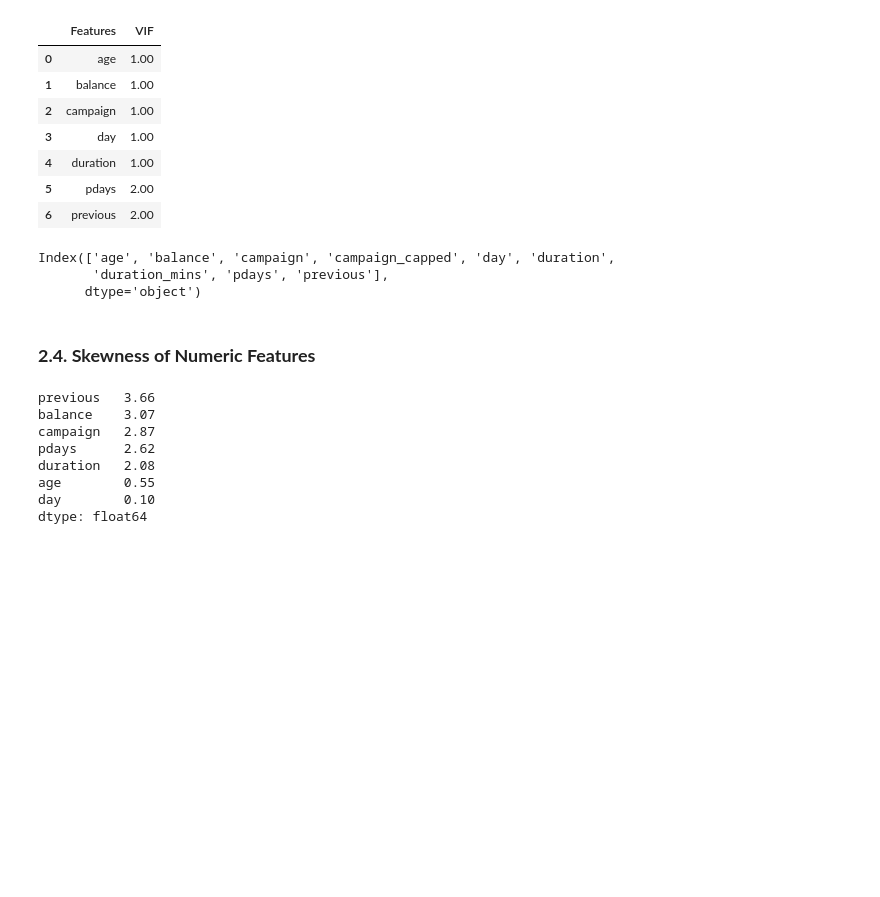
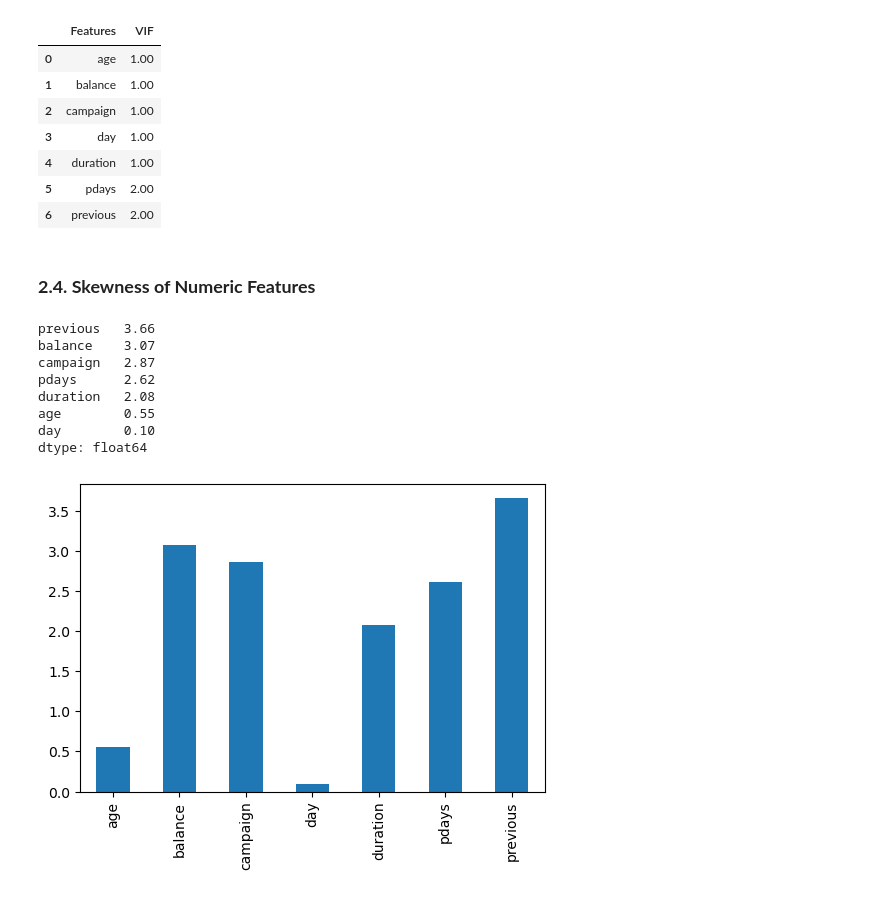
Before and after one commit to annugit1655/Bank-TeleMarketing, a Jupyter notebook: notebooks/06-model-baseline.ipynb, the cells around one changed output. Drawn from its saved outputs; the diff is of its cells as text; code cells hidden in the pictures; blank space fills up the shorter version.

```diff
--- a/notebooks/06-model-baseline.ipynb
+++ b/notebooks/06-model-baseline.ipynb
@@ -294,10 +294,4 @@ vif
 | 4 | duration | 1.00 |
 | 5 | pdays | 2.00 |
 | 6 | previous | 2.00 |
-# %%
-corr_df.columns
-# %% [output]
-Index(['age', 'balance', 'campaign', 'campaign_capped', 'day', 'duration',
-       'duration_mins', 'pdays', 'previous'],
-      dtype='object')
 # %%
@@ -307,15 +302,21 @@ numeric_columns = ['age', 'balance', 'campaign', 'day', 'duration', 'pdays', 'pr
 # %%
 """Positive value means the distribution is skewed to the right.
 Negative value means the distribution is skewed to the left.
 0 means perfect normal distribution. The bell shaped curve.
 """
-winsorize_df[numeric_columns].skew().sort_values(ascending=False)
+skewed = winsorize_df[numeric_columns].skew()
+print(skewed.sort_values(ascending=False))
+
+# plot skewness of each features
+ax=skewed.plot(kind='bar',figsize=(6,4))
+plt.show()
 # %% [output]
 previous   3.66
 balance    3.07
 campaign   2.87
 pdays      2.62
 duration   2.08
 age        0.55
 day        0.10
 dtype: float64
+[figure, added]
```
Also changed, not shown: parts of 8 cells of this notebook.
